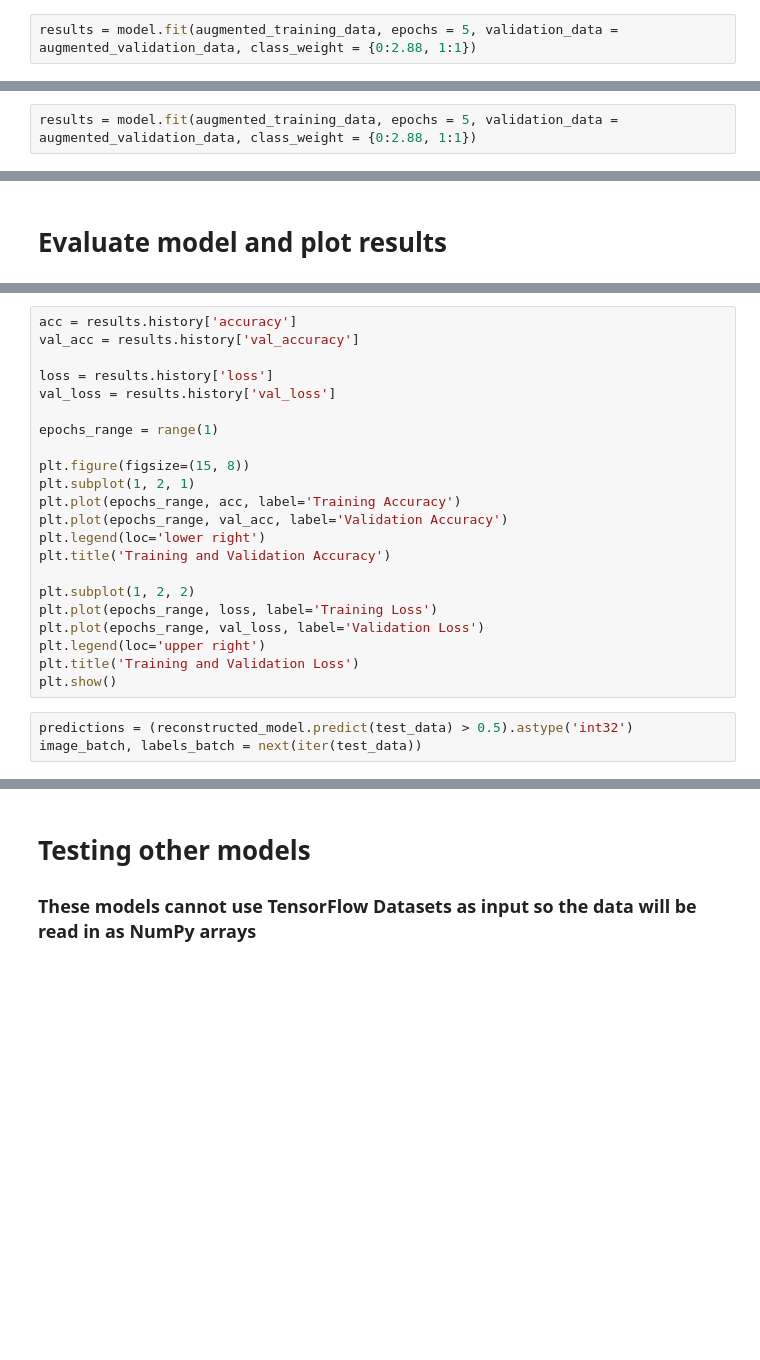
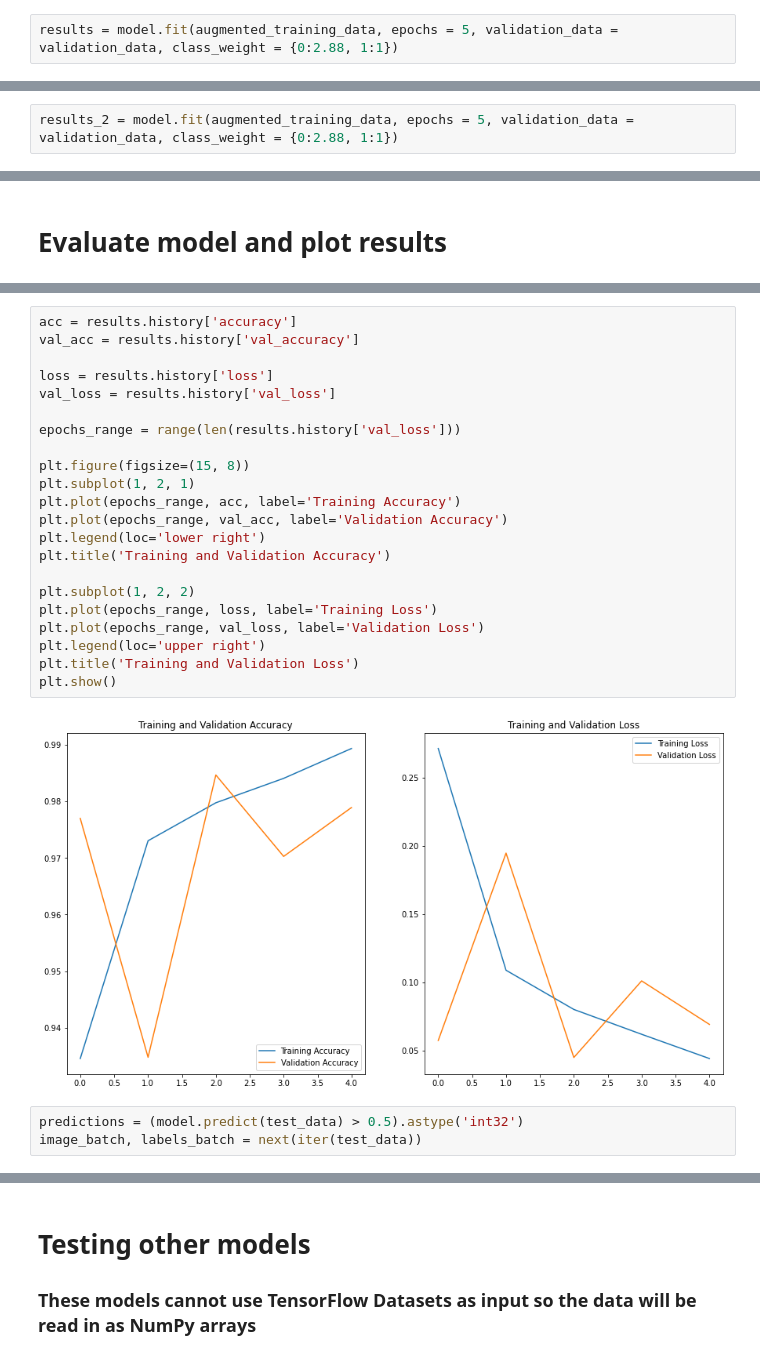
Before and after one commit to LindstromKyle/DSC-Flatiron-Project-4, a Jupyter notebook: code/Draft_final.ipynb, the cells around one changed output, grey strips where cells are left out. Saved outputs shown, nothing was run; the diff lists cells and outputs as text; blank space fills up the shorter version.

```diff
--- a/code/Draft_final.ipynb
+++ b/code/Draft_final.ipynb
@@ -92,4 +102,4 @@ model = keras.Model(inputs = base_model.input, outputs = output)
 optimizer = keras.optimizers.SGD(lr = 0.2, momentum = 0.9, decay = 0.01)
 model.compile(loss = 'binary_crossentropy', optimizer = optimizer,  metrics = ['accuracy', tf.keras.metrics.Recall()])
 # %%
-results = model.fit(augmented_training_data, epochs = 5, validation_data = augmented_validation_data, class_weight = {0:2.88, 1:1})
+results = model.fit(augmented_training_data, epochs = 5, validation_data = validation_data, class_weight = {0:2.88, 1:1})
@@ -102,4 +123,4 @@ for layer in base_model.layers:
 optimizer = keras.optimizers.SGD(lr = 0.01, momentum = 0.9, decay = 0.001)
 model.compile(loss = 'binary_crossentropy', optimizer = optimizer,  metrics = ['accuracy', tf.keras.metrics.Recall()])
 # %%
-results = model.fit(augmented_training_data, epochs = 5, validation_data = augmented_validation_data, class_weight = {0:2.88, 1:1})
+results_2 = model.fit(augmented_training_data, epochs = 5, validation_data = validation_data, class_weight = {0:2.88, 1:1})
@@ -110,27 +145,29 @@ model.evaluate(test_data)
 # %%
 acc = results.history['accuracy']
 val_acc = results.history['val_accuracy']
 
 loss = results.history['loss']
 val_loss = results.history['val_loss']
 
-epochs_range = range(1)
+epochs_range = range(len(results.history['val_loss']))
 
 plt.figure(figsize=(15, 8))
 plt.subplot(1, 2, 1)
 plt.plot(epochs_range, acc, label='Training Accuracy')
 plt.plot(epochs_range, val_acc, label='Validation Accuracy')
 plt.legend(loc='lower right')
 plt.title('Training and Validation Accuracy')
 
 plt.subplot(1, 2, 2)
 plt.plot(epochs_range, loss, label='Training Loss')
 plt.plot(epochs_range, val_loss, label='Validation Loss')
 plt.legend(loc='upper right')
 plt.title('Training and Validation Loss')
 plt.show()
+# %% [output]
+[figure, added]
 # %%
-predictions = (reconstructed_model.predict(test_data) > 0.5).astype('int32')
+predictions = (model.predict(test_data) > 0.5).astype('int32')
 image_batch, labels_batch = next(iter(test_data))
 # %%
 fig, ax = plt.subplots(figsize = (15,7))
```
Also changed, not shown: parts of 8 cells of this notebook, 3 other files.
